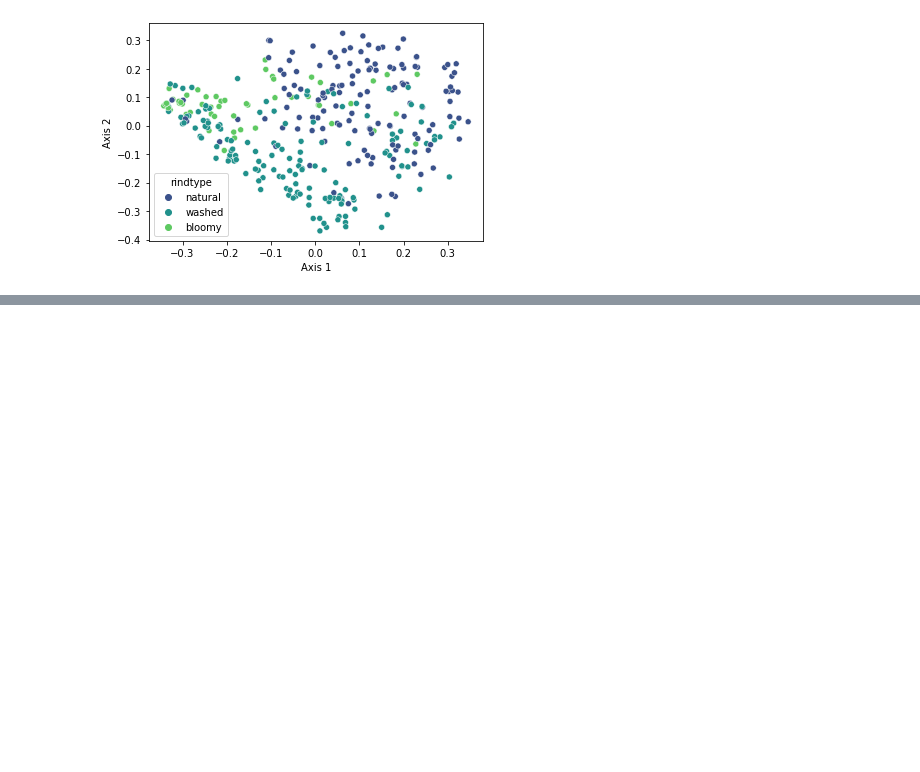
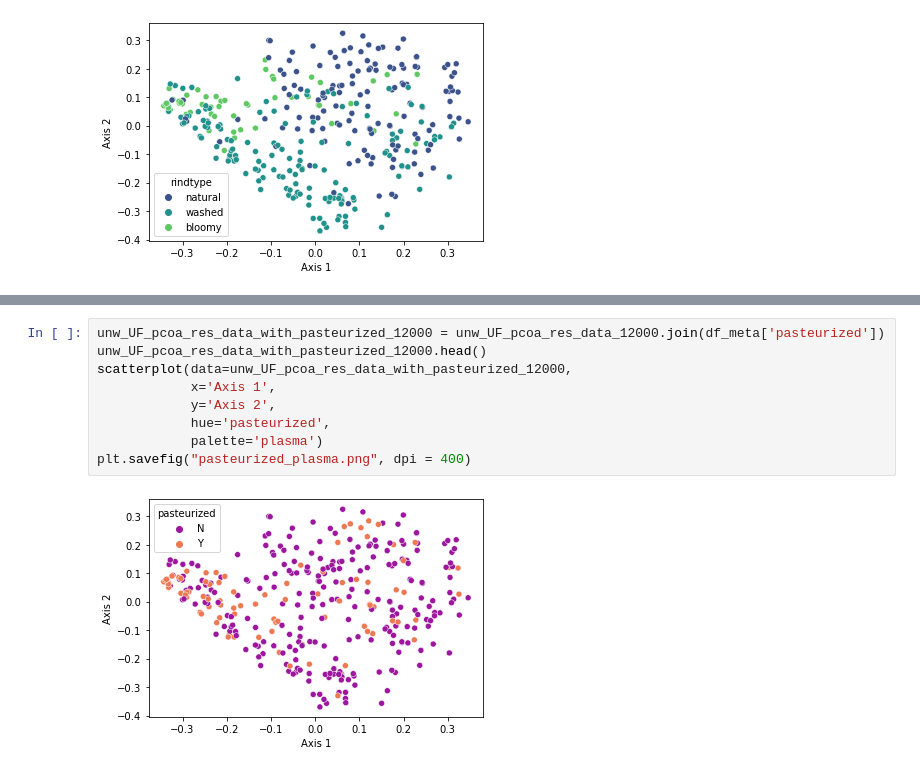
Before and after one commit to besutter1/Cheez-Eyez, a Jupyter notebook: diversity.ipynb, the cells around one changed output, grey strips where cells are left out. Cells and saved outputs as stored; diff of their text form; blank space fills up the shorter version.

```diff
--- a/diversity.ipynb
+++ b/diversity.ipynb
@@ -401,0 +422,11 @@ scatterplot(data=unw_UF_pcoa_res_data_with_rindtype_12000,
+# %%
+unw_UF_pcoa_res_data_with_pasteurized_12000 = unw_UF_pcoa_res_data_12000.join(df_meta['pasteurized'])
+unw_UF_pcoa_res_data_with_pasteurized_12000.head()
+scatterplot(data=unw_UF_pcoa_res_data_with_pasteurized_12000,
+            x='Axis 1',
+            y='Axis 2',
+            hue='pasteurized',
+            palette='plasma')
+plt.savefig("pasteurized_plasma.png", dpi = 400)
+# %% [output]
+[figure, added]
```
Also changed, not shown: parts of 4 cells of this notebook.
